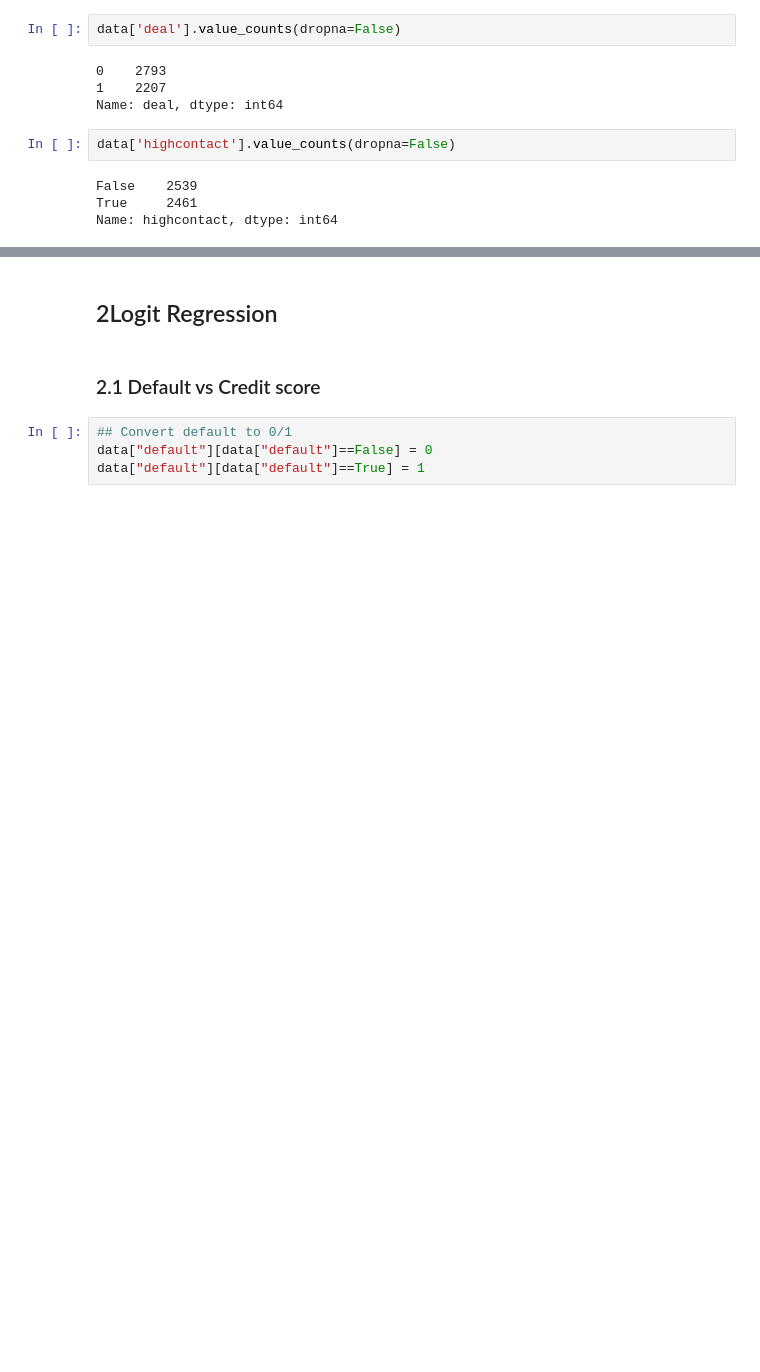
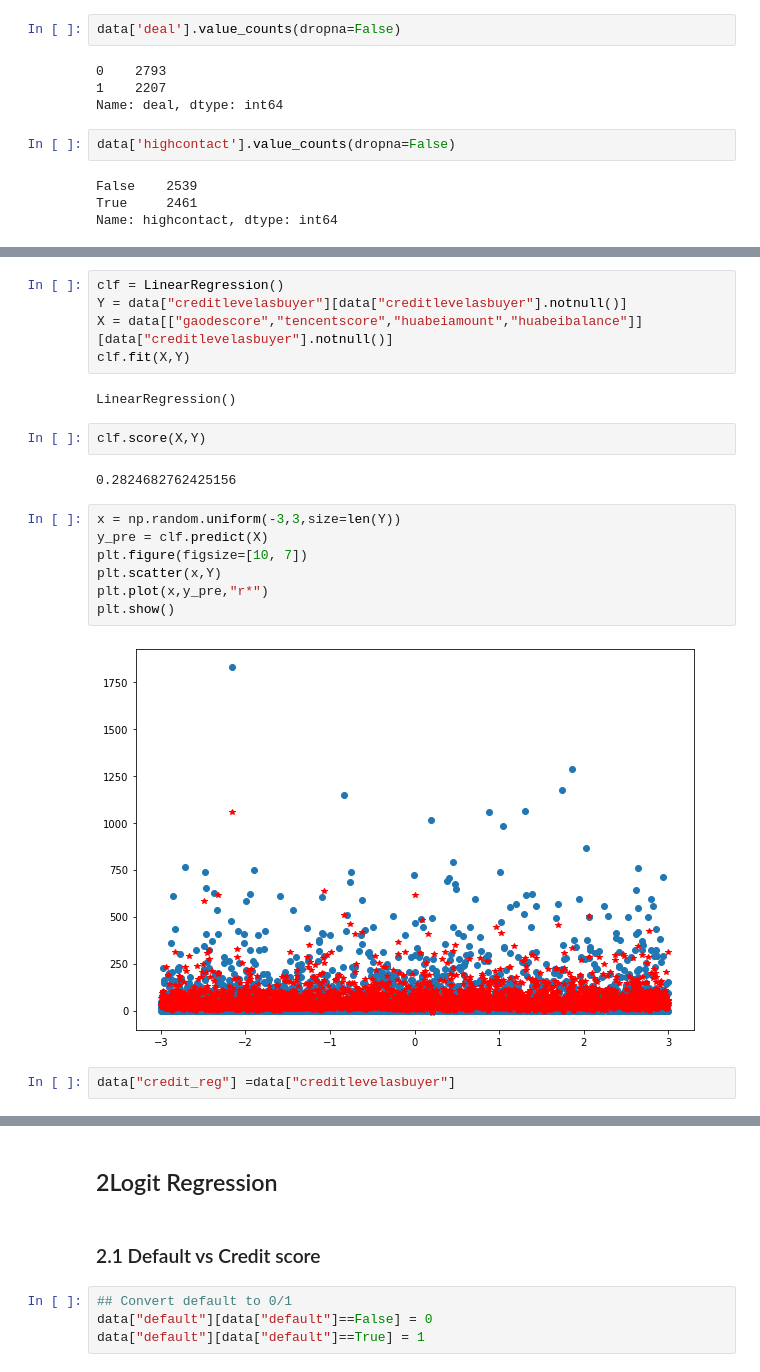
Before and after one commit to Lawrence-Lu/Jupyter, a Jupyter notebook: Fin-Tech/Assignment1/Code/DigitalFootprint vs Default and Deal.ipynb, the cells around one changed output, grey strips where cells are left out. Saved outputs shown, nothing was run; the diff lists cells and outputs as text; blank space fills up the shorter version.

```diff
--- a/Fin-Tech/Assignment1/Code/DigitalFootprint vs Default and Deal.ipynb
+++ b/Fin-Tech/Assignment1/Code/DigitalFootprint vs Default and Deal.ipynb
@@ -119,0 +184,22 @@ pd.get_dummies(data,columns=["highcontact","deal"])
+# %%
+clf = LinearRegression()
+Y = data["creditlevelasbuyer"][data["creditlevelasbuyer"].notnull()]
+X = data[["gaodescore","tencentscore","huabeiamount","huabeibalance"]][data["creditlevelasbuyer"].notnull()]
+clf.fit(X,Y)
+# %% [output]
+LinearRegression()
+# %%
+clf.score(X,Y)
+# %% [output]
+0.2824682762425156
+# %%
+x = np.random.uniform(-3,3,size=len(Y))
+y_pre = clf.predict(X)
+plt.figure(figsize=[10, 7])
+plt.scatter(x,Y)
+plt.plot(x,y_pre,"r*")
+plt.show()
+# %% [output]
+[figure, added]
+# %%
+data["credit_reg"] =data["creditlevelasbuyer"]
```
Also changed, not shown: parts of 18 cells of this notebook, 2 other files.
